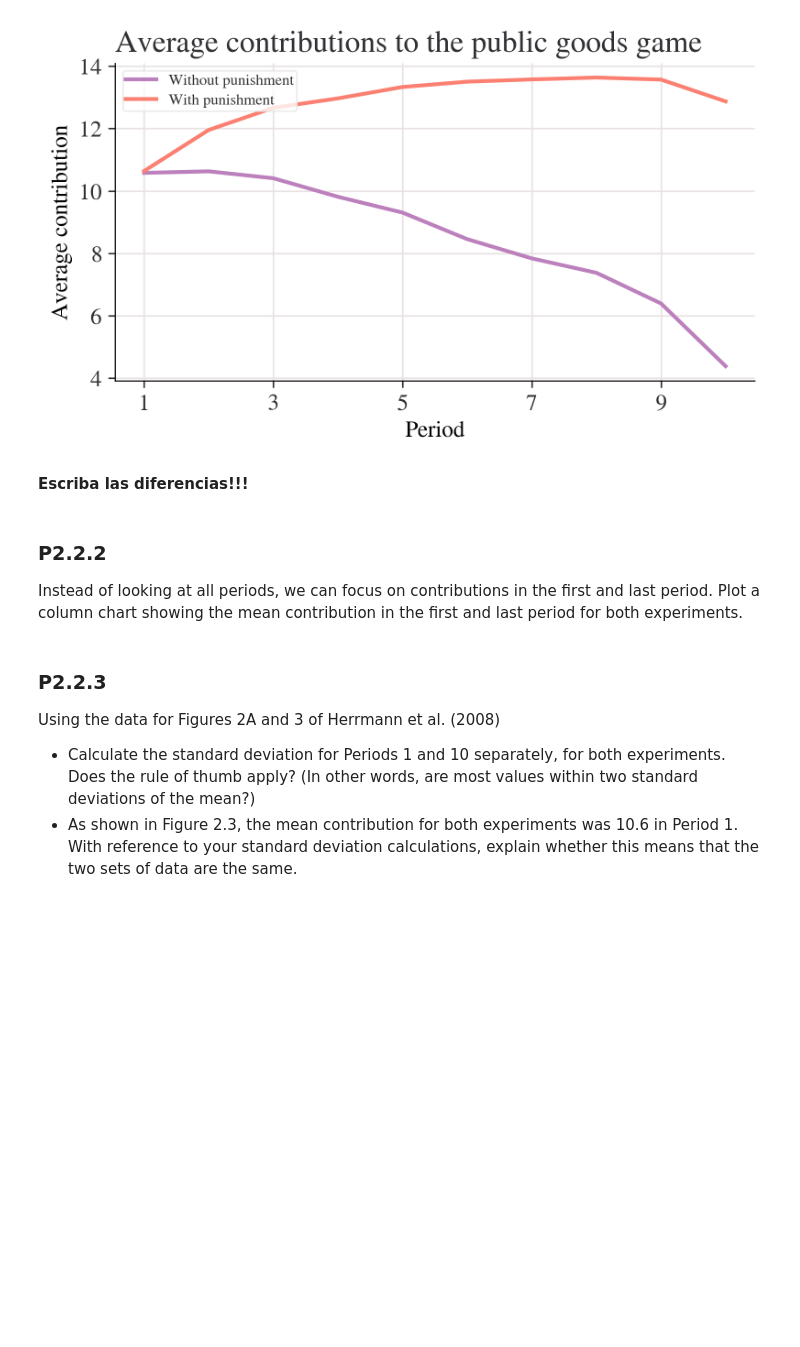
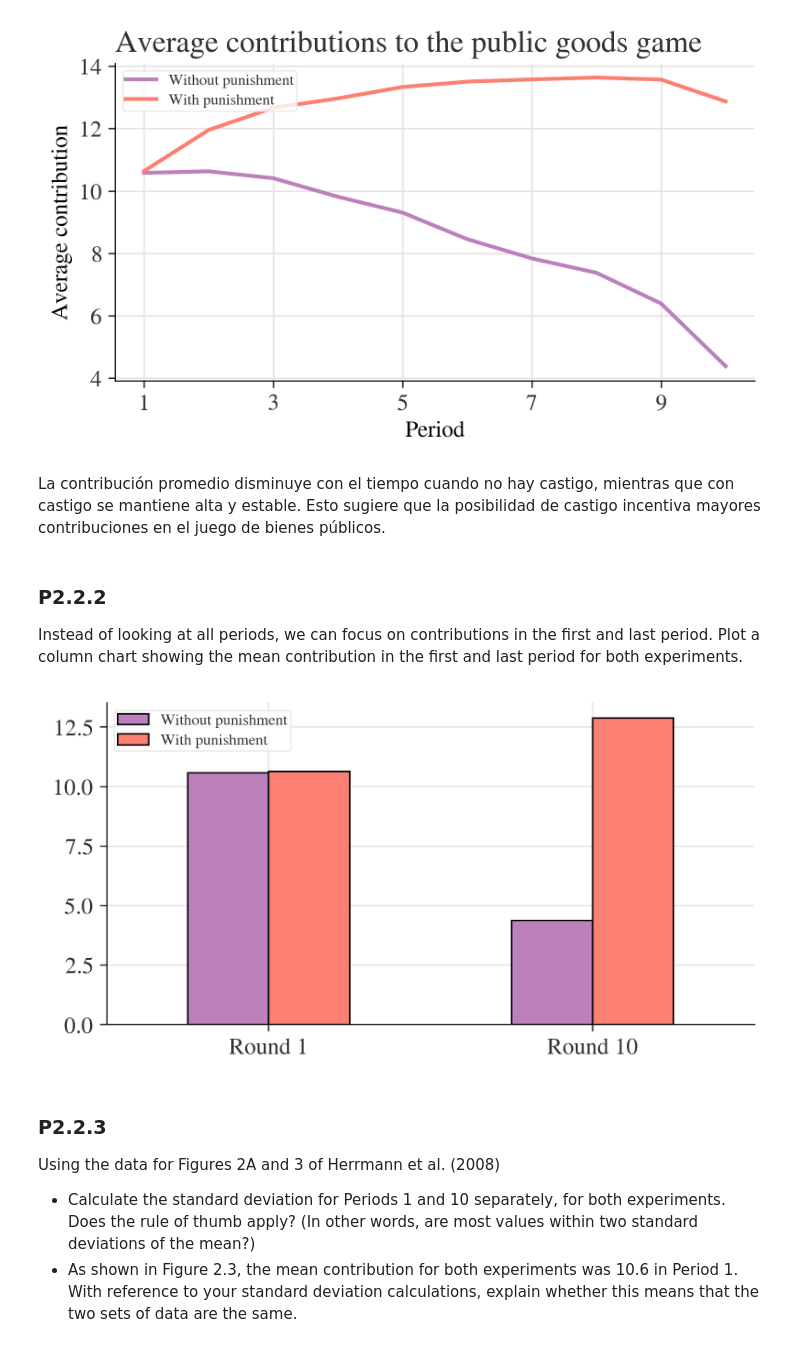
Before and after one commit to Jean-Marcos-9/Taller-4, a Jupyter notebook: Taller4_HE.ipynb, the cells around one changed output. Cells and saved outputs as stored; diff of their text form; code cells hidden in the pictures; blank space fills up the shorter version.

```diff
--- a/Taller4_HE.ipynb
+++ b/Taller4_HE.ipynb
@@ -127,9 +201,9 @@ User uploaded file "doing-economics-datafile-working-in-excel-project-2.xlsx" wi
 # %%
 data_np = pd.read_excel(
-    "doing-economics-datafile-working-in-excel-project-2.xlsx",
-    usecols="A:Q",
-    header=1,
-    index_col="Period",
+    "doing-economics-datafile-working-in-excel-project-2 (1).xlsx",
+    usecols="A:Q",  # Columnas A hasta M
+    header=1,       # La primera fila contiene los nombres de las columnas
+    index_col="Period",  # Usar "Round" como índice
 )
 data_n = data_np.iloc[:10, :].copy()
 data_p = data_np.iloc[14:24, :].copy()
@@ -233,12 +307,26 @@ ax.set_ylabel("Average contribution")
 ax.legend();
 # %% [output]
 [figure]
-# %% [markdown]
-**Escriba las diferencias!!!**
+# %% [markdown]
+La contribución promedio disminuye con el tiempo cuando no hay castigo, mientras que con castigo se mantiene alta y estable. Esto sugiere que la posibilidad de castigo incentiva mayores contribuciones en el juego de bienes públicos.
 # %% [markdown]
 ### P2.2.2
 
 Instead of looking at all periods, we can focus on contributions in the first and last period. Plot a column chart showing the mean contribution in the first and last period for both experiments.
+# %%
+# Create new dataframe with bars in
+compare_grps = pd.DataFrame(
+    [mean_n_c.loc[[1, 10]], mean_p_c.loc[[1, 10]]],
+    index=["Without punishment", "With punishment"],
+)
+# Rename columns to have 'round' in them
+compare_grps.columns = ["Round " + str(i) for i in compare_grps.columns]
+# Swap the column and index variables around with the transpose function, ready for plotting (.T is transpose)
+compare_grps = compare_grps.T
+# Make a bar chart
+compare_grps.plot.bar(rot=0);
+# %% [output]
+[figure, added]
 # %% [markdown]
 ### P2.2.3
 Using the data for Figures 2A and 3 of Herrmann et al. (2008)
```
Also changed, not shown: parts of 22 cells of this notebook, 1 other file.
